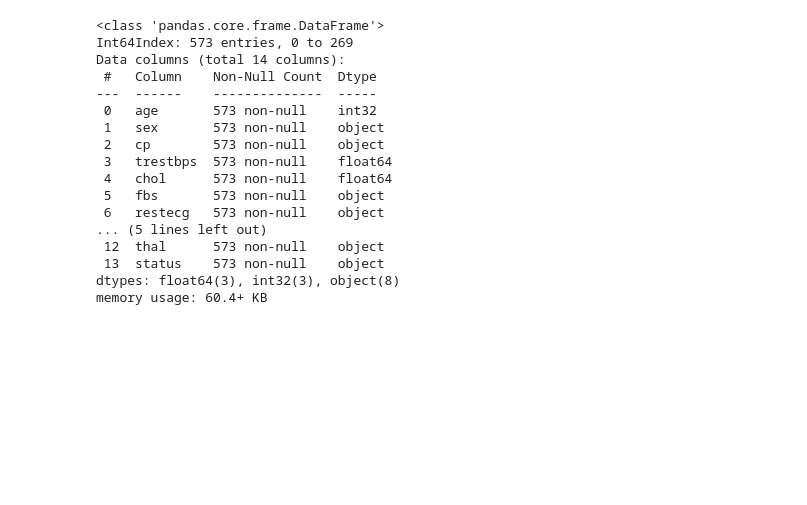
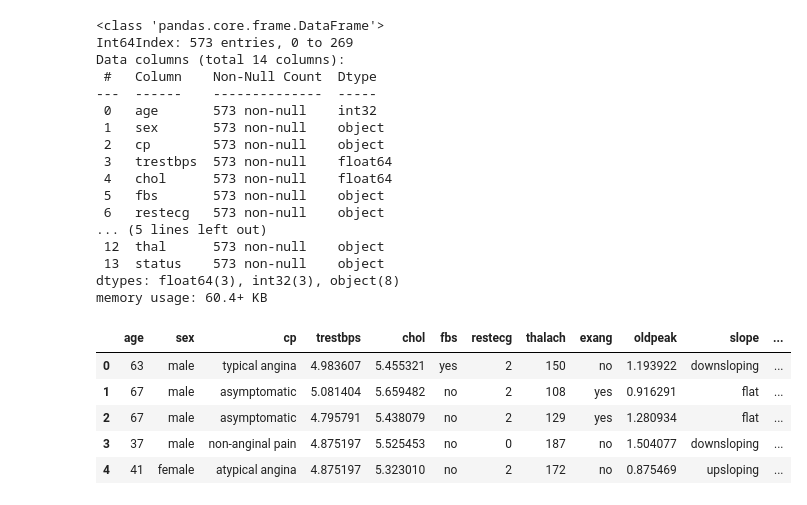
Before and after one commit to Johnnysnipes90/End-to-End-Heart-Disease-Prediction, a Jupyter notebook: Notebooks/Notebook.ipynb, the cells around one changed output. Cells and saved outputs as stored; diff of their text form; code cells hidden in the pictures; blank space fills up the shorter version.

```diff
--- a/Notebooks/Notebook.ipynb
+++ b/Notebooks/Notebook.ipynb
@@ -56,8 +56,8 @@ from sklearn.linear_model import LogisticRegression
 # Data Loading and Initial Exploration
 # %%
 # Load datasets
-DATA_PATH_North = os.getenv("DATA_PATH", default="northern heart diease data.csv")
-DATA_PATH_South = os.getenv("DATA_PATH", default="southern heart disease data.csv")
+DATA_PATH_North = os.getenv("DATA_PATH", default="C:/Users/USER/Desktop/Github/End-to-End-Heart-Disease-Prediction/dataset/northern_df.csv")
+DATA_PATH_South = os.getenv("DATA_PATH", default="C:/Users/USER/Desktop/Github/End-to-End-Heart-Disease-Prediction/dataset/southern_df.csv")
 df_north = pd.read_csv(DATA_PATH_North)
 df_south = pd.read_csv(DATA_PATH_South)
 # %%
@@ -380,3 +406,18 @@ memory usage: 60.4+ KB
 # %%
 combined_df['fbs'] = combined_df['fbs'].replace({True: 'yes', False: 'no'})
 combined_df['exang'] = combined_df['exang'].replace({True : 'yes', False : 'no'})
+# %%
+# Categorize age into groups
+bins = [0, 12, 20, 40, 60, 80, float('inf')]
+labels = ['Child', 'Teen', 'Adult', 'Middle-aged', 'Senior', "Over-aged"]
+combined_df['age_group'] = pd.cut(combined_df['age'], bins=bins, labels=labels, right=False)
+
+# Display the updated dataset
+combined_df .head()
+# %% [output]
+|  | age | sex | cp | trestbps | chol | fbs | restecg | thalach | exang | oldpeak | slope | ... |
+| 0 | 63 | male | typical angina | 4.983607 | 5.455321 | yes | 2 | 150 | no | 1.193922 | downsloping | ... |
+| 1 | 67 | male | asymptomatic | 5.081404 | 5.659482 | no | 2 | 108 | yes | 0.916291 | flat | ... |
+| 2 | 67 | male | asymptomatic | 4.795791 | 5.438079 | no | 2 | 129 | yes | 1.280934 | flat | ... |
+| 3 | 37 | male | non-anginal pain | 4.875197 | 5.525453 | no | 0 | 187 | no | 1.504077 | downsloping | ... |
+| 4 | 41 | female | atypical angina | 4.875197 | 5.323010 | no | 2 | 172 | no | 0.875469 | upsloping | ... |
```
Also changed, not shown: parts of 7 cells of this notebook, 4 other files.
